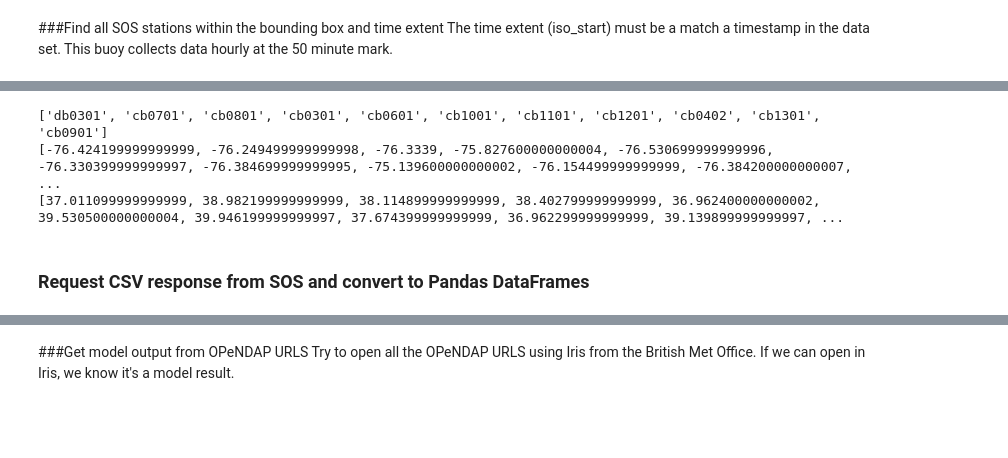
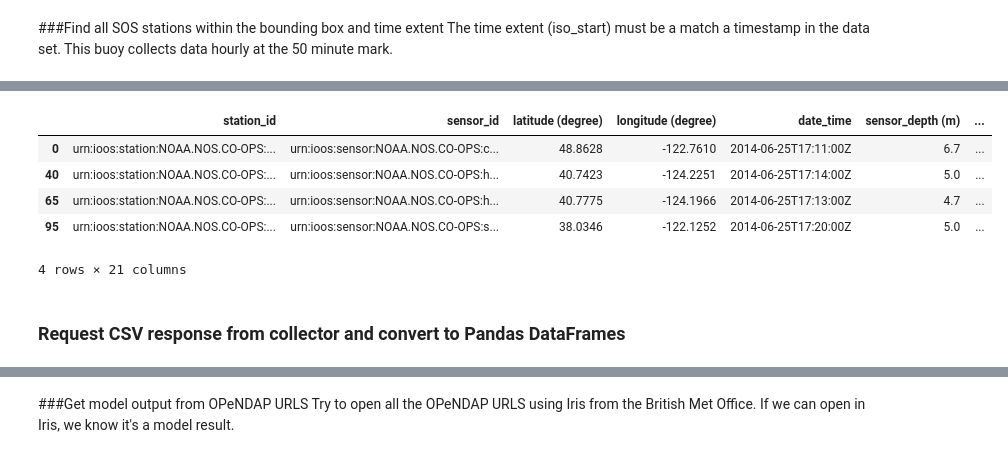
Before and after one commit to ioos/system-test, a Jupyter notebook: Theme_2_Extreme_Events/Scenario_2A_Coastal_Inundation/Scenario_2A_ModelDataCompare_Currents/Scenario_2A_Model_Obs_Compare_Currents.ipynb, the cells around one changed output, grey strips where cells are left out. Cells and saved outputs as stored; diff of their text form; code cells hidden in the pictures; blank space fills up the shorter version.

```diff
--- a/Theme_2_Extreme_Events/Scenario_2A_Coastal_Inundation/Scenario_2A_ModelDataCompare_Currents/Scenario_A_Model_Obs_Compare_Currents.ipynb
+++ b/Theme_2_Extreme_Events/Scenario_2A_Coastal_Inundation/Scenario_2A_ModelDataCompare_Currents/Scenario_2A_Model_Obs_Compare_Currents.ipynb
@@ -256,13 +224,17 @@ obs_loc_df.head()
+# %%
+obs_loc_df.loc[obs_loc_df['bin (count)']==1,:]
+# %% [output]
+|  | station_id | sensor_id | latitude (degree) | longitude (degree) | date_time | sensor_depth (m) | ... |
+| 0 | urn:ioos:station:NOAA.NOS.CO-OPS:... | urn:ioos:sensor:NOAA.NOS.CO-OPS:c... | 48.8628 | -122.7610 | 2014-06-25T17:11:00Z | 6.7 | ... |
+| 40 | urn:ioos:station:NOAA.NOS.CO-OPS:... | urn:ioos:sensor:NOAA.NOS.CO-OPS:h... | 40.7423 | -124.2251 | 2014-06-25T17:14:00Z | 5.0 | ... |
+| 65 | urn:ioos:station:NOAA.NOS.CO-OPS:... | urn:ioos:sensor:NOAA.NOS.CO-OPS:h... | 40.7775 | -124.1966 | 2014-06-25T17:13:00Z | 4.7 | ... |
+| 95 | urn:ioos:station:NOAA.NOS.CO-OPS:... | urn:ioos:sensor:NOAA.NOS.CO-OPS:s... | 38.0346 | -122.1252 | 2014-06-25T17:20:00Z | 5.0 | ... |
+4 rows × 21 columns
 # %%
+# Index the data frame to filter repeats by bin #
 stations = [sta.split(':')[-1] for sta in obs_loc_df['station_id']]
-print list(set(stations))
+
 obs_lon = [sta for sta in obs_loc_df['longitude (degree)']]
 obs_lat = [sta for sta in obs_loc_df['latitude (degree)']]
-print list(set(obs_lon))
-print list(set(obs_lat))
-# %% [output]
-['db0301', 'cb0701', 'cb0801', 'cb0301', 'cb0601', 'cb1001', 'cb1101', 'cb1201', 'cb0402', 'cb1301', 'cb0901']
-[-76.424199999999999, -76.249499999999998, -76.3339, -75.827600000000004, -76.530699999999996, -76.330399999999997, -76.384699999999995, -75.139600000000002, -76.154499999999999, -76.384200000000007,  ...
-[37.011099999999999, 38.982199999999999, 38.114899999999999, 38.402799999999999, 36.962400000000002, 39.530500000000004, 39.946199999999997, 37.674399999999999, 36.962299999999999, 39.139899999999997, ...
 # %% [markdown]
-### Request CSV response from SOS and convert to Pandas DataFrames
+### Request CSV response from collector and convert to Pandas DataFrames
```
Also changed, not shown: parts of 20 cells of this notebook, 2 other files.
